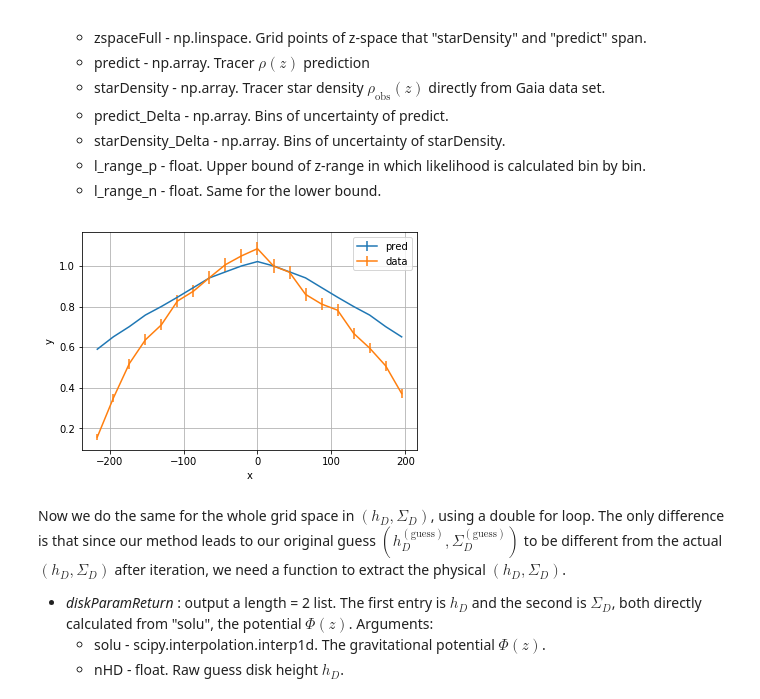
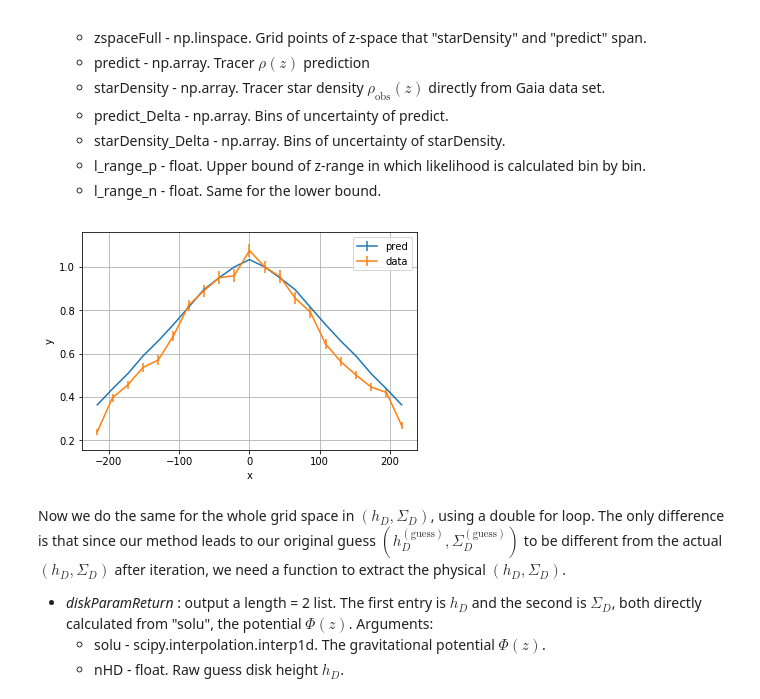
Before and after one commit to bbsonjohn/darkdisk, a Jupyter notebook: exclusionPlot.ipynb, the cells around one changed output. Saved outputs shown, nothing was run; the diff lists cells and outputs as text; code cells hidden in the pictures.

```diff
--- a/exclusionPlot.ipynb
+++ b/exclusionPlot.ipynb
@@ -26,10 +26,12 @@ starFile - **input** density profile (format generated by gaia_cut_2.py)
 
 starWFile - **input** mid-plane velocity profile (format generated by gaia_cut_2.py)
 # %%
-gridFile = '/Users/john/Desktop/john_code/DarkDisk/gridGStarCorr.txt'
-raw_gridFile = '/Users/john/Desktop/john_code/DarkDisk/gridGStarCorr_raw.txt'
-starFile = '/Users/john/Desktop/john_code/DarkDisk/G_stars.txt'
-starWFile = '/Users/john/Desktop/john_code/DarkDisk/G_stars_w_midplane.txt'
+star_Cat = 'F'
+
+gridFile = '/Users/john/Desktop/john_code/DarkDisk/grid'+star_Cat+'StarCorr.txt'
+raw_gridFile = '/Users/john/Desktop/john_code/DarkDisk/grid'+star_Cat+'StarCorr_raw.txt'
+starFile = '/Users/john/Desktop/john_code/DarkDisk/'+star_Cat+'_stars.txt'
+starWFile = '/Users/john/Desktop/john_code/DarkDisk/'+star_Cat+'_stars_w_midplane.txt'
 # %% [markdown]
 From top to bottom:
 
@@ -84,0 +80,26 @@ starDensity = an.fetchZDistHist(starFile, zspaceFull, use_evfs = True, show_plot
+# %%
+wspace, wfunct = an.fetchWDist_gaia(starWFile, verbose=True, show_plot=True, gaus_approx = True)
+starDensity = an.fetchZDistHist(starFile, zspaceFull, use_evfs = True, show_plot = True)
+
+#----------------------------------------------------------------
+
+starADensity = an.fetchZDistHist('/Users/john/Desktop/john_code/DarkDisk/A_stars.txt', zspaceFull, use_evfs = True)
+starFDensity = an.fetchZDistHist('/Users/john/Desktop/john_code/DarkDisk/F_stars.txt', zspaceFull, use_evfs = True)
+starGDensity = an.fetchZDistHist('/Users/john/Desktop/john_code/DarkDisk/G_stars.txt', zspaceFull, use_evfs = True)
+PlotStart = 0
+PlotEnd = 0
+
+for i in range(len(zspaceFull)):
+   if zspaceFull[i] > -200:
+      PlotStart = i
+      break
+for i in range(len(zspaceFull)):
+   j = len(zspaceFull)-i-1
+   if zspaceFull[j] < 200:
+      PlotEnd = j+1
+      break
+
+plt.scatter(zspaceFull[PlotStart:PlotEnd], np.log(starADensity[PlotStart:PlotEnd]/starADensity[int(len(starADensity)/2)]) )
+plt.scatter(zspaceFull[PlotStart:PlotEnd], np.log(starFDensity[PlotStart:PlotEnd]/starFDensity[int(len(starFDensity)/2)]) )
+plt.scatter(zspaceFull[PlotStart:PlotEnd], np.log(starGDensity[PlotStart:PlotEnd]/starGDensity[int(len(starGDensity)/2)]) )
+plt.show()
@@ -159,23 +185,23 @@ Here is the list of functions used:
 # %%
 zero_solu = an.PoissonJeansSolve(0., 0., zRangeLarge)
 zero_predict = an.fetchZPredict(zero_solu, zspaceMed, zspaceFull, wfunct, wspace, show_plot=False)
 zero_SDPredict = [0. for k in range(len(starDensity_Delta))]
 zero_predict_norm = zero_predict[int(np.ceil(len(zero_predict)/2.))]
 zero_predict = zero_predict/zero_predict_norm
 zero_predict_Delta = zero_SDPredict/zero_predict_norm
 zero_likelihood = an.likelihoodDensity(zspaceFull, zero_predict, starDensity, zero_predict_Delta, starDensity_Delta, l_range_p, l_range_n, plot_dist = True)
 
-HD_step = 10
-SgmD_step = 2
+HD_step = 5
+SgmD_step = 1
 
 for nHD in range(5,305,HD_step):
    param = an.diskParamReturn(0., nHD, 0.)
    interpx.append( float(param[1]) )
    interpy.append( float(param[0]) )
    interpxy.append( [float(param[1]),float(param[0])] )
    interpz.append( float(zero_likelihood) )
 # %% [output]
-[figure, old version]
+[figure, new version]
 # %% [markdown]
 Now we do the same for the whole grid space in $(h_D, \Sigma_D)$, using a double for loop. The only difference is that since our method leads to our original guess $(h_D^{(\text{guess})}, \Sigma_D^{(\text{guess})})$ to be different from the actual $(h_D,\Sigma_D)$ after iteration, we need a function to extract the physical $(h_D,\Sigma_D)$.
 
```
Also changed, not shown: parts of 5 cells of this notebook, 3 other files.
